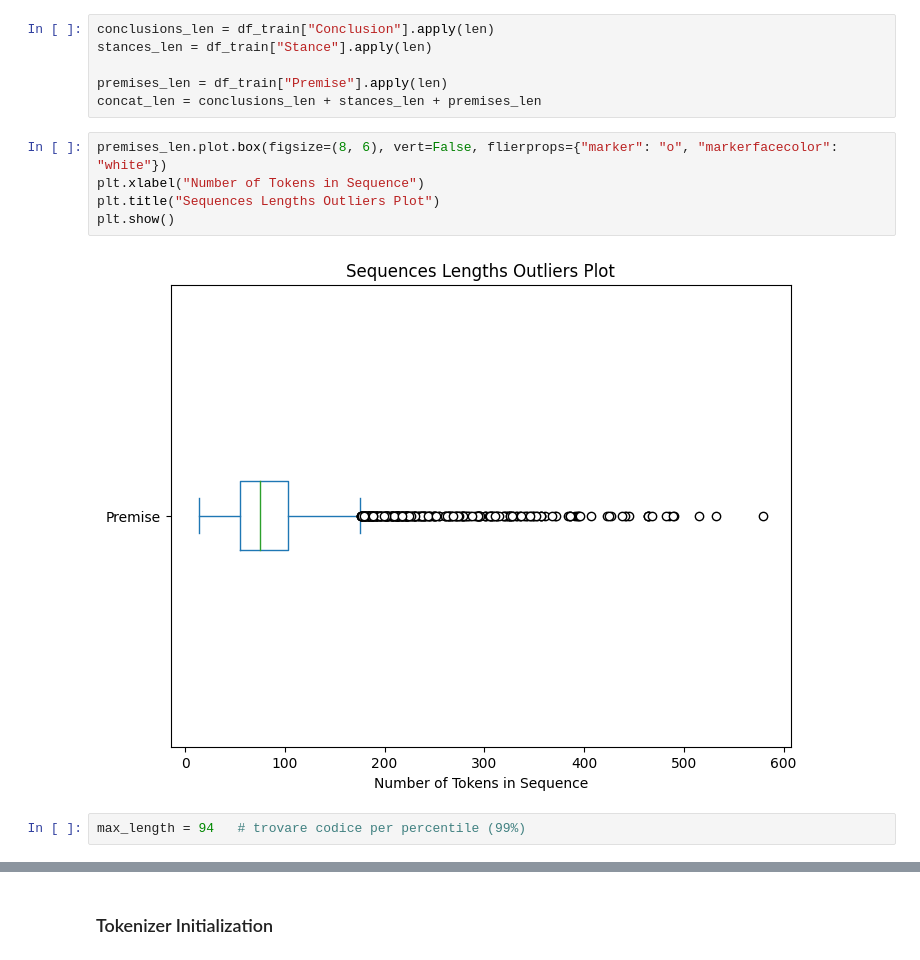
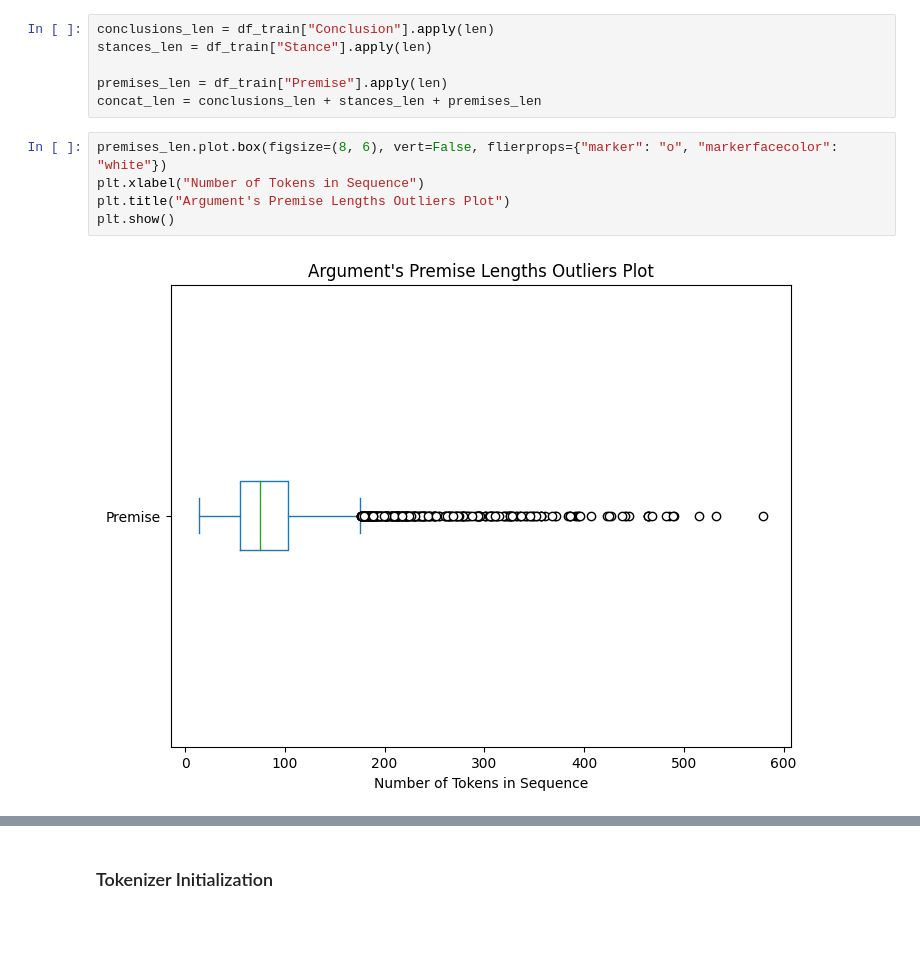
Before and after one commit to send-an-SMS/Unibo-NLP-Project, a Jupyter notebook: NLP_Standard_Project.ipynb, the cells around one changed output, grey strips where cells are left out. Cells and saved outputs as stored; diff of their text form; blank space fills up the shorter version.

```diff
--- a/NLP_Standard_Project.ipynb
+++ b/NLP_Standard_Project.ipynb
@@ -422,9 +406,7 @@ concat_len = conclusions_len + stances_len + premises_len
 # %%
 premises_len.plot.box(figsize=(8, 6), vert=False, flierprops={"marker": "o", "markerfacecolor": "white"})
 plt.xlabel("Number of Tokens in Sequence")
-plt.title("Sequences Lengths Outliers Plot")
+plt.title("Argument's Premise Lengths Outliers Plot")
 plt.show()
 # %% [output]
-[figure, old version]
+[figure, new version]
-# %%
-max_length = 94   # trovare codice per percentile (99%)
```
Also changed, not shown: parts of 19 cells of this notebook.
